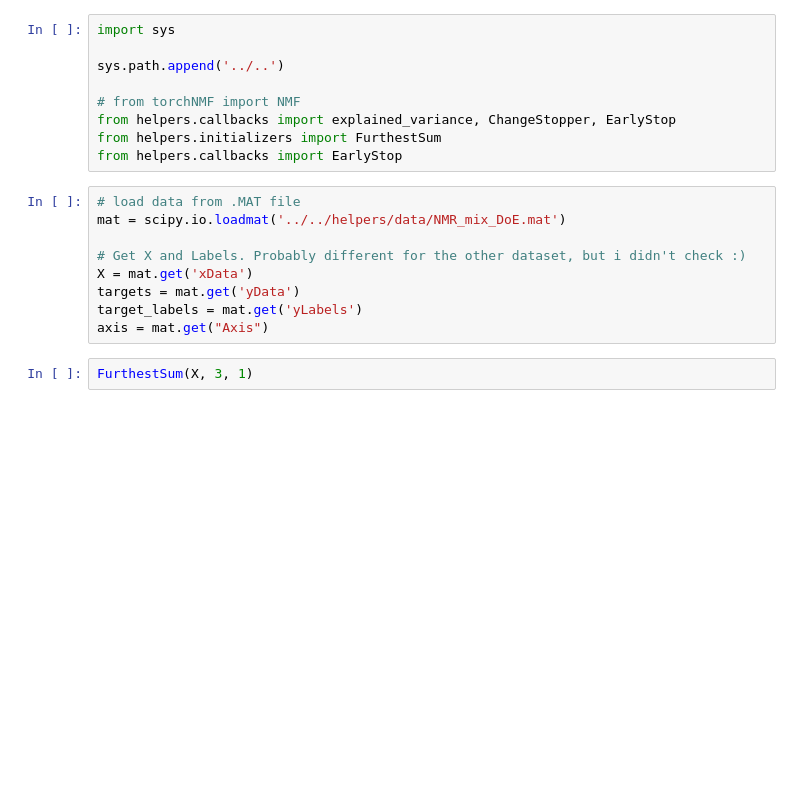
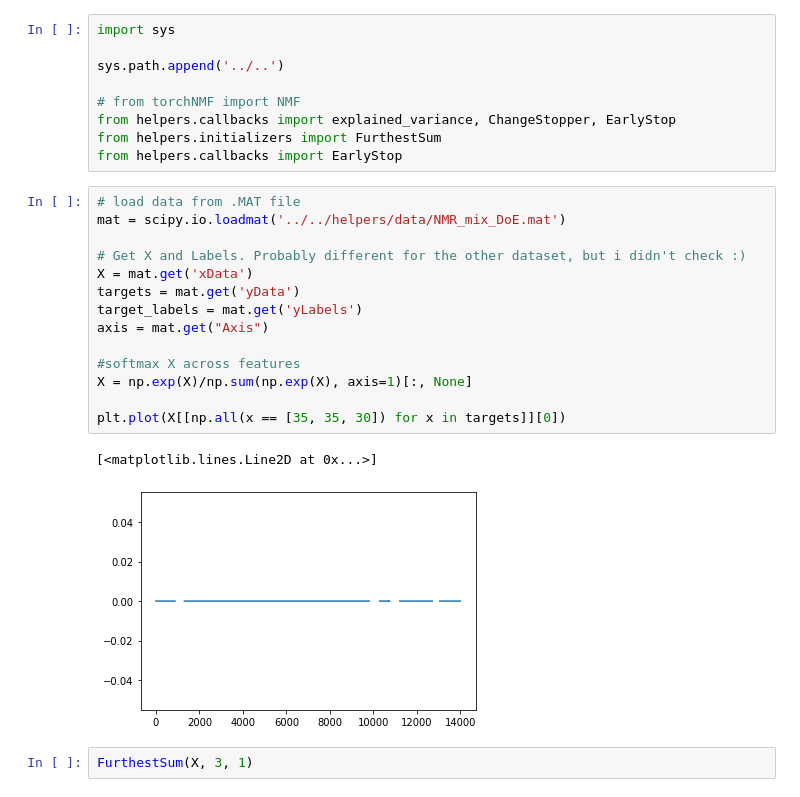
Before and after one commit to AlexanderVoldby/02466Fagprojekt2023, a Jupyter notebook: Visualizations/AA/AA_alcohol.ipynb, the cells around one changed output. Saved outputs shown, nothing was run; the diff lists cells and outputs as text; blank space fills up the shorter version.

```diff
--- a/Visualizations/AA/AA_alcohol.ipynb
+++ b/Visualizations/AA/AA_alcohol.ipynb
@@ -15,12 +17,20 @@ from helpers.callbacks import EarlyStop
 # %%
 # load data from .MAT file
 mat = scipy.io.loadmat('../../helpers/data/NMR_mix_DoE.mat')
 
 # Get X and Labels. Probably different for the other dataset, but i didn't check :)
 X = mat.get('xData')
 targets = mat.get('yData')
 target_labels = mat.get('yLabels')
 axis = mat.get("Axis")
+
+#softmax X across features
+X = np.exp(X)/np.sum(np.exp(X), axis=1)[:, None]
+
+plt.plot(X[[np.all(x == [35, 35, 30]) for x in targets]][0])
+# %% [output]
+[<matplotlib.lines.Line2D at 0x...>]
+[figure, added]
 # %%
 FurthestSum(X, 3, 1)
 # %% [output]
```
Also changed, not shown: parts of 7 cells of this notebook, 2 other files.
